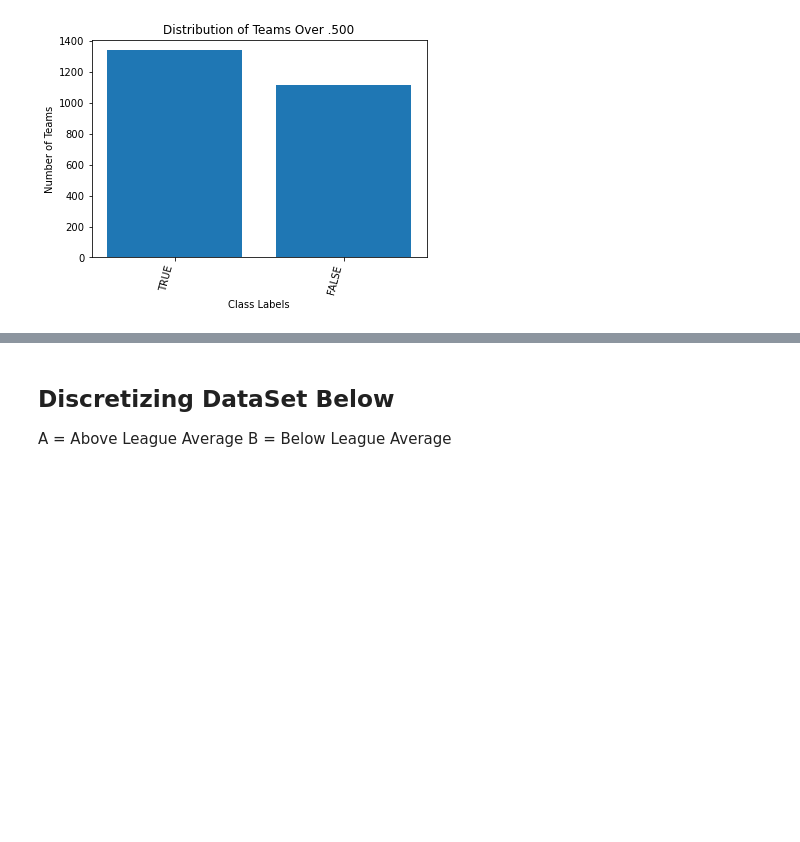
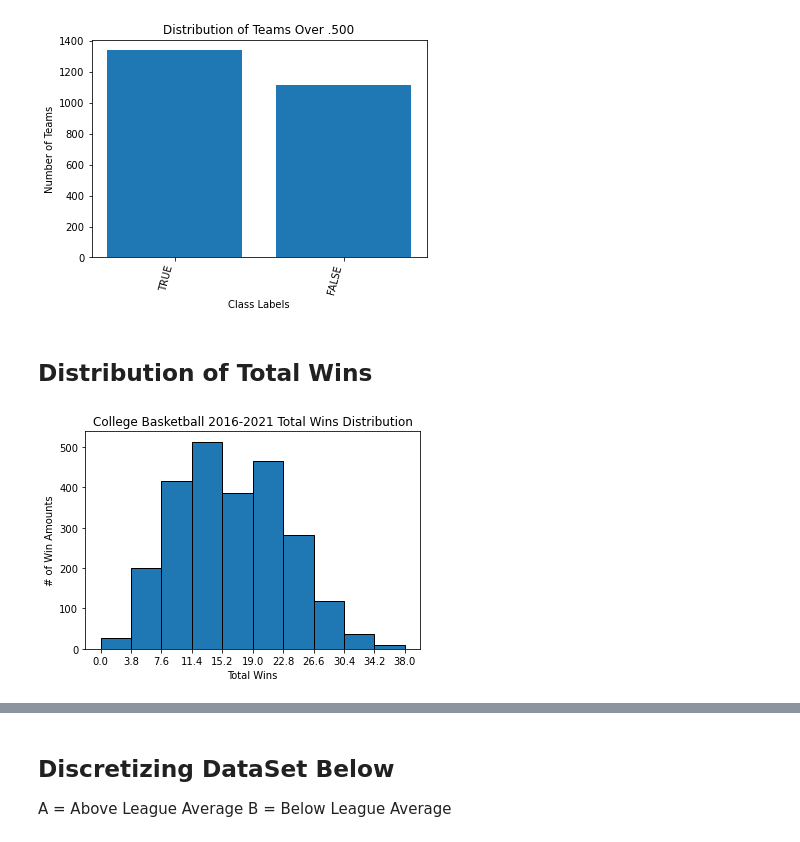
Before and after one commit to bkeeley3/CPSC322_Project_CBB, a Jupyter notebook: TechnicalReport.ipynb, the cells around one changed output, grey strips where cells are left out. Saved outputs shown, nothing was run; the diff lists cells and outputs as text; code cells hidden in the pictures; blank space fills up the shorter version.

```diff
--- a/TechnicalReport.ipynb
+++ b/TechnicalReport.ipynb
@@ -94,3 +98,19 @@ for value in class_labes:
 myutils.bar_chart(values, counts, "Class Labels", "Number of Teams", values, "Distribution of Teams Over .500")
 # %% [output]
 [figure]
+# %% [markdown]
+## **Distribution of Total Wins**
+# %%
+games_played_cleaned = MyPyTable()
+games_played_cleaned.load_from_file("input_data/CBB_data_cleaned.csv")
+
+wins_col = games_played_cleaned.get_column("W")
+fig, ax = plt.subplots()
+wins_freqs, wins_cutoffs, wins_artists = plt.hist(wins_col, bins=10, edgecolor="black")
+ax.set_xticks(wins_cutoffs)
+plt.xlabel("Total Wins")
+plt.ylabel("# of Win Amounts")
+plt.title("College Basketball 2016-2021 Total Wins Distribution")
+plt.show()
+# %% [output]
+[figure, added]
```
Also changed, not shown: parts of 16 cells of this notebook, 1 other file.
